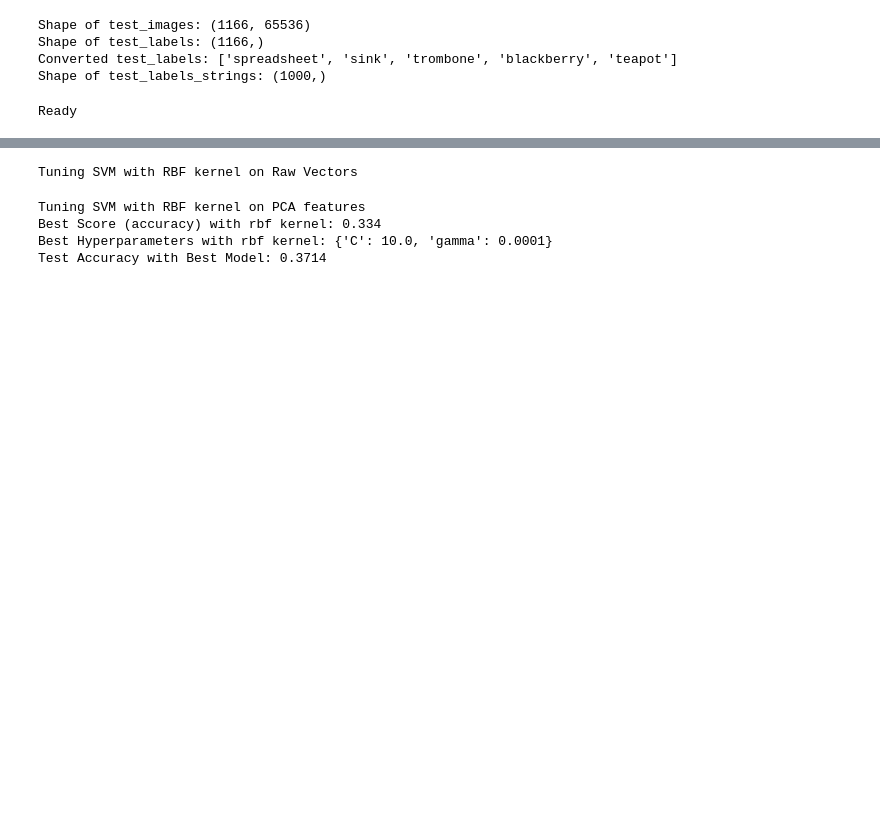
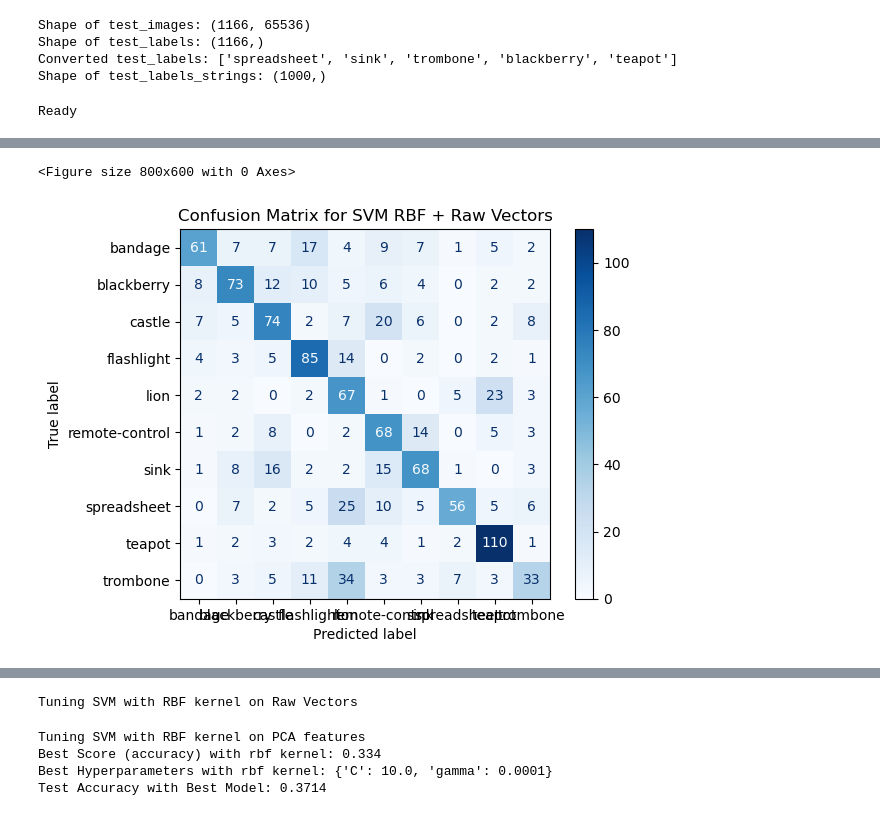
Before and after one commit to valenpy22/AA-Labs, a Jupyter notebook: Tarea1.ipynb, the cells around one changed output, grey strips where cells are left out. Cells and saved outputs as stored; diff of their text form; code cells hidden in the pictures; blank space fills up the shorter version.

```diff
--- a/Tarea1.ipynb
+++ b/Tarea1.ipynb
@@ -168,6 +169,23 @@ def plot_accuracy_per_class(class_names, accuracies, model_name):
 
     # Show the plot
     plt.show()
+
+def plot_confusion_matrix_for_model(predictions, y_test, class_names, model_name):
+    # Compute confusion matrix from the predictions
+    cm = confusion_matrix(y_test, predictions)
+
+    # Create confusion matrix display
+    disp = ConfusionMatrixDisplay(confusion_matrix=cm, display_labels=class_names)
+
+    # Plot confusion matrix
+    plt.figure(figsize=(8, 6))
+    disp.plot(cmap='Blues')
+    plt.title(f'Confusion Matrix for {model_name}')
+    plt.show()
+
+# Example usage for a model
+class_names = ['sink', 'castle', 'lion', 'teapot', 'flashlight', 'blackberry',
+               'spreadsheet', 'bandage', 'remote-control', 'trombone']
 # %%
 # 1. SVM with RBK Kernel
 
@@ -226,3 +244,8 @@ Per-class accuracy for RBF kernel + Raw Vectors: [0.8857142857142857, 0.52173913
+# %%
+plot_confusion_matrix_for_model(predictions_rbf_raw, test_labels, class_names, "SVM RBF + Raw Vectors")
+# %% [output]
+<Figure size 800x600 with 0 Axes>
+[figure, added]
 # %%
 # Reduce dimensionality with PCA (256 components)
 pca = PCA(n_components=256)
```
Also changed, not shown: parts of 19 cells of this notebook.
